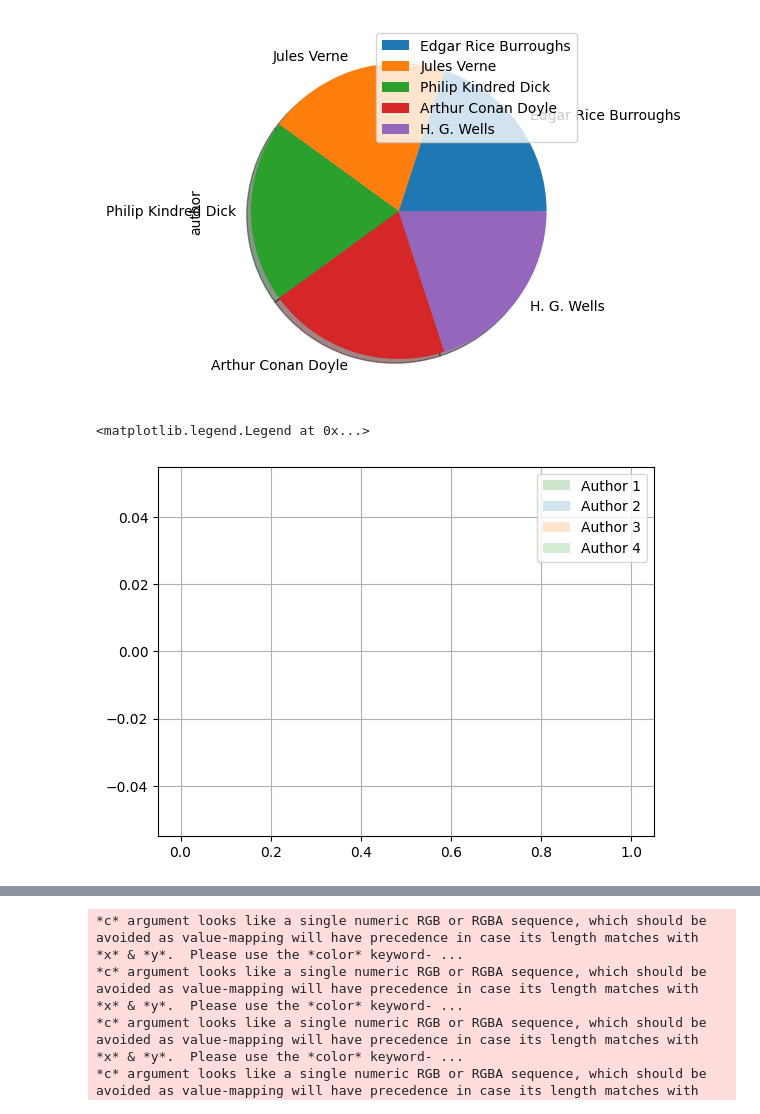
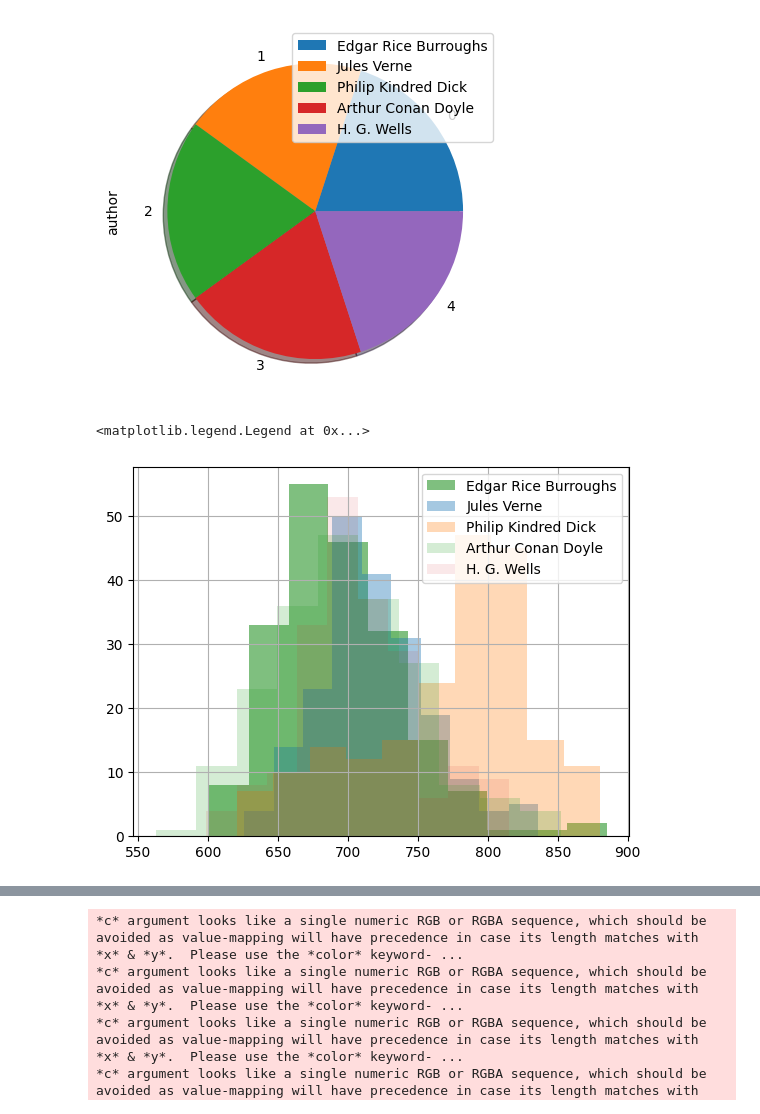
Before and after one commit to AhmedNasser916/Book-Classifaction, a Jupyter notebook: Books Classification.ipynb, the cells around one changed output, grey strips where cells are left out. Drawn from its saved outputs; the diff is of its cells as text; code cells hidden in the pictures.

```diff
--- a/Books Classification.ipynb
+++ b/Books Classification.ipynb
@@ -63,7 +72,7 @@ def process_book(book_path, num_sentences=200, sentence_len=100):
     return df
 # %%
 # define the folder path containing the books
-folder_path ='F:/الكلية/DEBI/uottawa/NLP/assignment/assignment 3/BOOKS'
+folder_path ='F:/الكلية/DEBI/uottawa/NLP/assignment/assignment 3/Book-Classifaction/BOOKS'
 
 # create an empty dataframe to store the processed books
 df_books = pd.DataFrame(columns=['sentence', 'author'])
@@ -80,7 +89,6 @@ for filename in os.listdir(folder_path):
         df_books = pd.concat([df_books, df_book], ignore_index=True)
 
 # print the first few rows of the resulting dataframe
-df_books.head()
 # %% [output]
 A fighting man of Mars.txt
 A Journey to the Centre of the Earth.txt
@@ -95,0 +98,6 @@ The War of the Worlds.txt
+# %%
+Author = list(df_books.author.unique())
+Author_dic={}
+for index ,name  in enumerate(Author):
+    Author_dic[index] =name
+Author_dic
@@ -96,2 +134,2 @@ The War of the Worlds.txt
 # %%
-df_books.tail()
+df_books['author'] = pd.factorize(df_books['author'])[0]
@@ -112,17 +142,17 @@ ValueError: could not convert string to float: 'Edgar Rice Burroughs'
 # %%
 df_books['author'].value_counts().plot.pie( shadow = True)
-plt.legend()
+plt.legend([Author_dic.get(0),Author_dic.get(1),Author_dic.get(2),Author_dic.get(3),Author_dic.get(4)])
 plt.show()
 # %% [output]
-[figure, old version]
+[figure, new version]
 # %%
 df_books['char_length']=df_books['sentence'].apply(len)
-df_books[df_books['author']==0]['char_length'].hist(label=df_books['author'],alpha=0.2,color=['green'] )
-df_books[df_books['author']==1]['char_length'].hist(label=df_books['author'],alpha=0.2)
-df_books[df_books['author']==2]['char_length'].hist(label=df_books['author'],alpha=0.2)
+df_books[df_books['author']==0]['char_length'].hist(label=df_books['author'],alpha=0.5,color=['green'] )
+df_books[df_books['author']==1]['char_length'].hist(label=df_books['author'],alpha=0.4)
+df_books[df_books['author']==2]['char_length'].hist(label=df_books['author'],alpha=0.3)
 df_books[df_books['author']==3]['char_length'].hist(label=df_books['author'],alpha=0.2)
-df_books[df_books['author']==4]['char_length'].hist(label=df_books['author'],alpha=0.2)
-plt.legend(['Author 1','Author 2','Author 3','Author 4'])
+df_books[df_books['author']==4]['char_length'].hist(label=df_books['author'],alpha=0.1)
+plt.legend([Author_dic.get(0),Author_dic.get(1),Author_dic.get(2),Author_dic.get(3),Author_dic.get(4)])
 # %% [output]
 <matplotlib.legend.Legend at 0x...>
-[figure, old version]
+[figure, new version]
```
Also changed, not shown: parts of 19 cells of this notebook.
